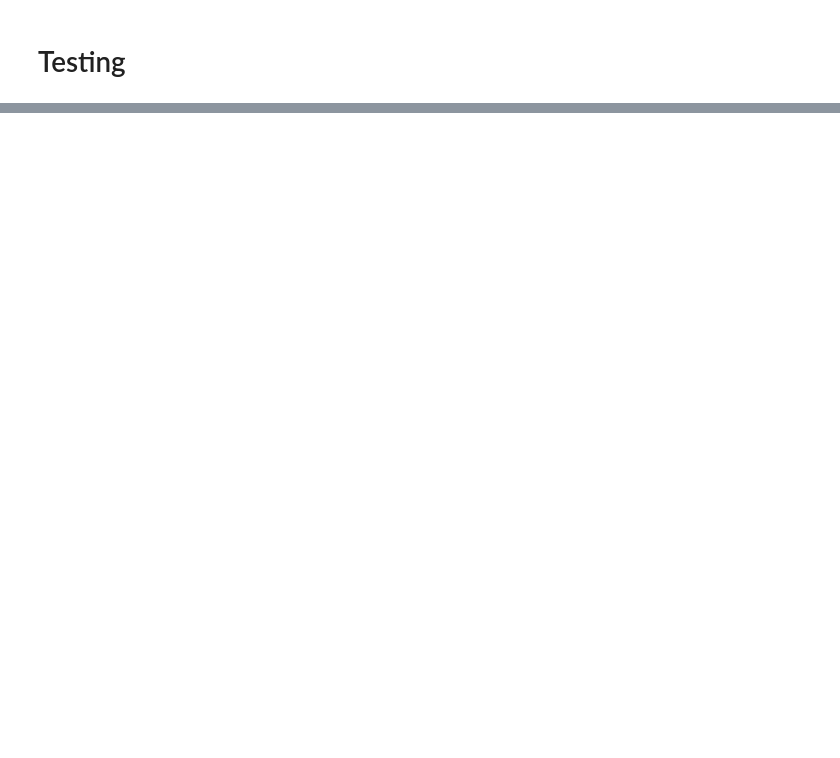
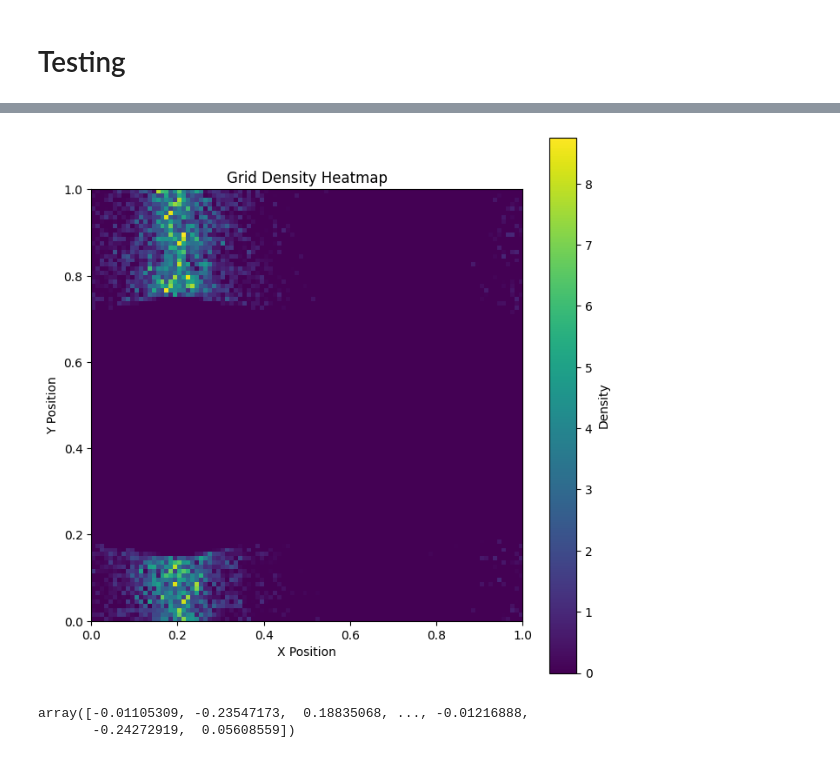
Before and after one commit to yaronetokayer/PHYS-600, a Jupyter notebook: phys600 project/phys600_nbody_notebook.ipynb, the cells around one changed output, grey strips where cells are left out. Saved outputs shown, nothing was run; the diff lists cells and outputs as text; code cells hidden in the pictures; blank space fills up the shorter version.

```diff
--- a/phys600 project/phys600_nbody_notebook.ipynb
+++ b/phys600 project/phys600_nbody_notebook.ipynb
@@ -314,0 +59,17 @@ simulator.grid.plot_density_heatmap(particles=[parts1, parts2])
+# %%
+simulator.particles_1.update(0.1)
+# %%
+simulator.grid.assign_density(parts1)
+simulator.grid.compute_potential()
+simulator.particles_1.calculate_accels(simulator.grid, method='ngp')
+simulator.particles_1.update(0.1)
+# %%
+simulator.grid.assign_density(parts1)
+simulator.grid.compute_potential()
+simulator.particles_1.calculate_accels(simulator.grid, method='ngp')
+simulator.particles_1.update(0.1)
+# %%
+simulator.grid.assign_density(parts1)
+simulator.grid.compute_potential()
+simulator.particles_1.calculate_accels(simulator.grid, method='ngp')
+simulator.particles_1.update(0.1)
@@ -314,0 +80,9 @@ simulator.grid.plot_density_heatmap(particles=[parts1, parts2])
+# %%
+simulator.grid.plot_density_heatmap()
+# %% [output]
+[figure, added]
+# %%
+parts1.x_velocities.data
+# %% [output]
+array([-0.01105309, -0.23547173,  0.18835068, ..., -0.01216888,
+       -0.24272919,  0.05608559])
```
Also changed, not shown: parts of 25 cells of this notebook.
